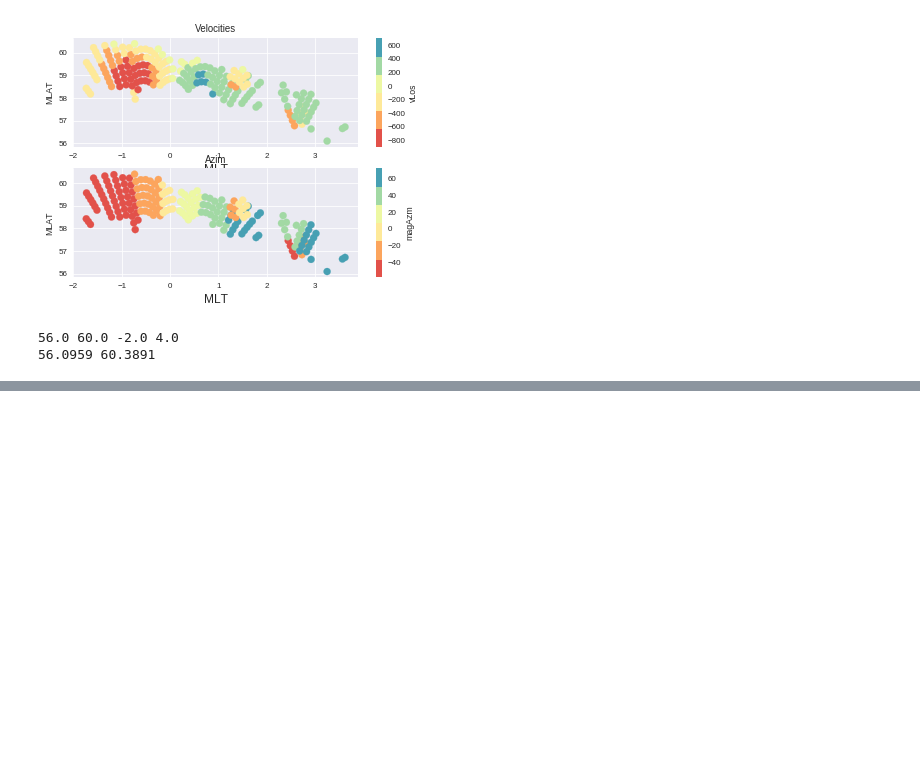
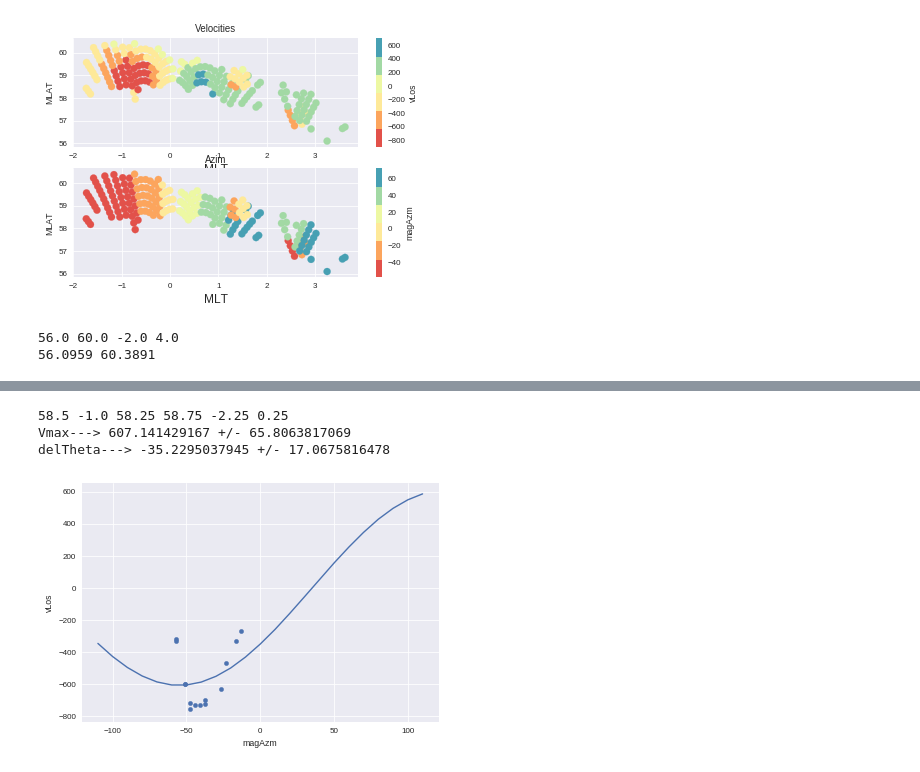
Before and after one commit to bharatreddy/indsvels, a Jupyter notebook: ipy/lshell-test.ipynb, the cells around one changed output, grey strips where cells are left out. Cells and saved outputs as stored; diff of their text form; code cells hidden in the pictures; blank space fills up the shorter version.

Commit message:
new flexible lshell box test

```diff
--- a/ipy/lshell-test.ipynb
+++ b/ipy/lshell-test.ipynb
@@ -97,0 +185,33 @@ Name: normMLT, dtype: float64
+# %%
+fig1 = plt.figure()
+ax = fig1.add_subplot(111)
+mlatCellSizeArr = [ 0.25 ]
+mltCellSizeArr = [ 1.25 ]
+for la in numpy.arange( minLat, maxLat+1, 0.5 ):
+    for ml in numpy.arange( minnormMLT, maxnormMLT+1, 1. ):
+        if (la != 58.5) or (ml != -1):
+            continue
+        for csLat in mlatCellSizeArr:
+            for csMlt in mltCellSizeArr:
+                print la, ml, la - csLat, la + csLat, ml - csMlt, ml + csMlt
+                dfSel = velsDataDF[ (velsDataDF["MLAT"] >= la - csLat) &\
+                                      (velsDataDF["MLAT"] < la + csLat) &\
+                                    (velsDataDF["normMLT"] >= ml - csMlt) &\
+                                      (velsDataDF["normMLT"] < ml + csMlt)]
+
+                popt, pcov = scipy.optimize.curve_fit(vel_sine_func, \
+                        dfSel['magAzm'].T,\
+                        dfSel['vLos'].T,
+                       p0=initGuess)
+                print "Vmax--->", popt[0],"+/-", pcov[0,0]**0.5
+                print "delTheta--->", popt[1],"+/-", pcov[1,1]**0.5
+                thetaArr = range(-110, 120, 10)
+                vLosArr = [ round( model_func(t, popt[0],popt[1]) ) for t in thetaArr ]
+                ax.plot( thetaArr, vLosArr )
+                dfSel.plot( x="magAzm", y="vLos", kind="scatter", ax=ax )
+fig1.savefig("../figs/test.pdf",bbox_inches='tight')
+# %% [output]
+58.5 -1.0 58.25 58.75 -2.25 0.25
+Vmax---> 607.141429167 +/- 65.8063817069
+delTheta---> -35.2295037945 +/- 17.0675816478
+[figure, added]
```
Also changed, not shown: parts of 7 cells of this notebook, 7 other files.
